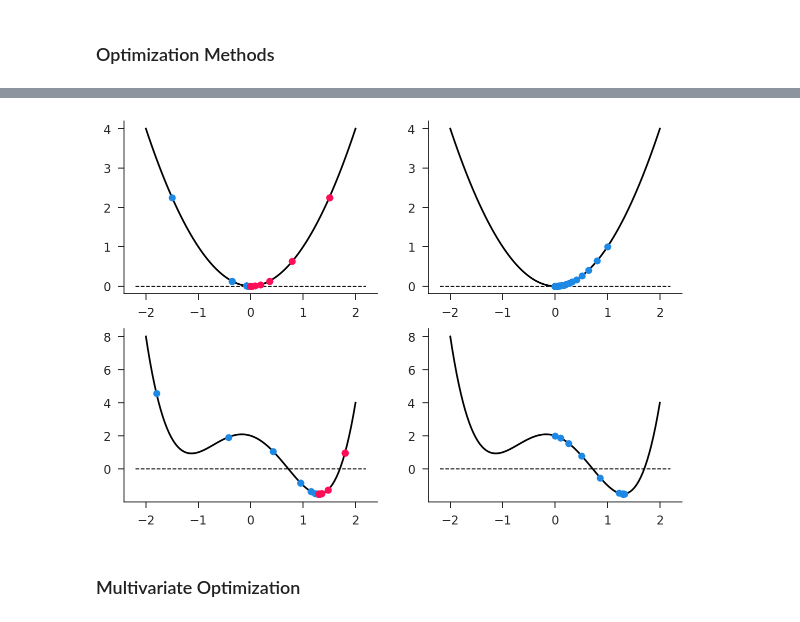
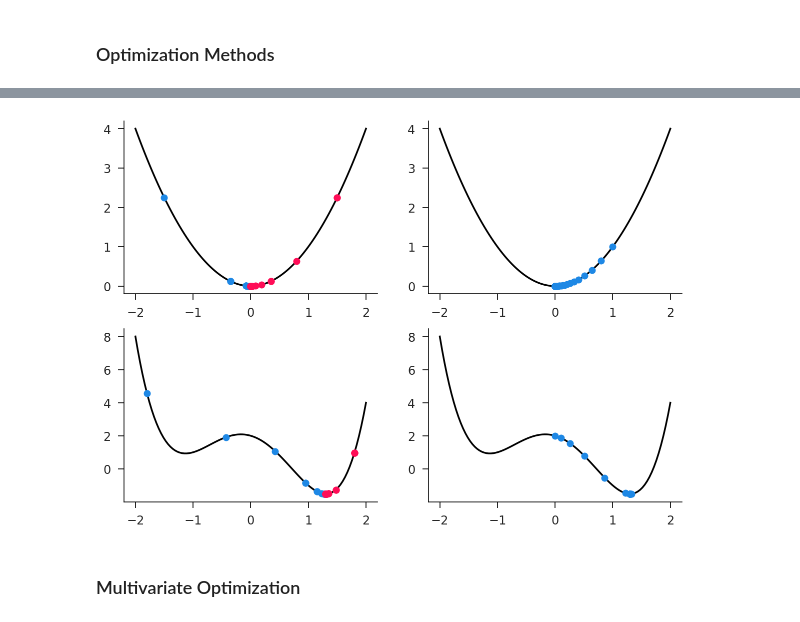
Before and after one commit to iamlemec/grad_code, a Jupyter notebook: lecture_1.ipynb, the cells around one changed output, grey strips where cells are left out. Saved outputs shown, nothing was run; the diff lists cells and outputs as text; code cells hidden in the pictures.

```diff
--- a/lecture_1.ipynb
+++ b/lecture_1.ipynb
@@ -139,12 +141,12 @@ def gradient(f, x, Δ=0.1, ϵ=1e-8):
     return xp
 # %%
 fig, axs = plt.subplots(nrows=2, ncols=2, figsize=(10, 7))
-sol.optim_univar(golden, basin1, (-1.5, 1.5), xlim, ax=axs[0][0])
-sol.optim_univar(gradient, basin1, 1, xlim, ax=axs[0][1])
-sol.optim_univar(golden, valleys1, (-1.8, 1.8), xlim, ax=axs[1][0])
-sol.optim_univar(gradient, valleys1, 0, xlim, ax=axs[1][1])
+sol.optim_univar(golden, basin1, (-1.5, 1.5), xlim, vmin=None, ax=axs[0][0])
+sol.optim_univar(gradient, basin1, 1, xlim, vmin=None, ax=axs[0][1])
+sol.optim_univar(golden, valleys1, (-1.8, 1.8), xlim, vmin=None, ax=axs[1][0])
+sol.optim_univar(gradient, valleys1, 0, xlim, vmin=None, ax=axs[1][1])
 # %% [output]
-[figure, old version]
+[figure, new version]
 # %% [markdown]
 ### Multivariate Optimization
 # %% [markdown]
```
Also changed, not shown: parts of 12 cells of this notebook, 4 other files.
